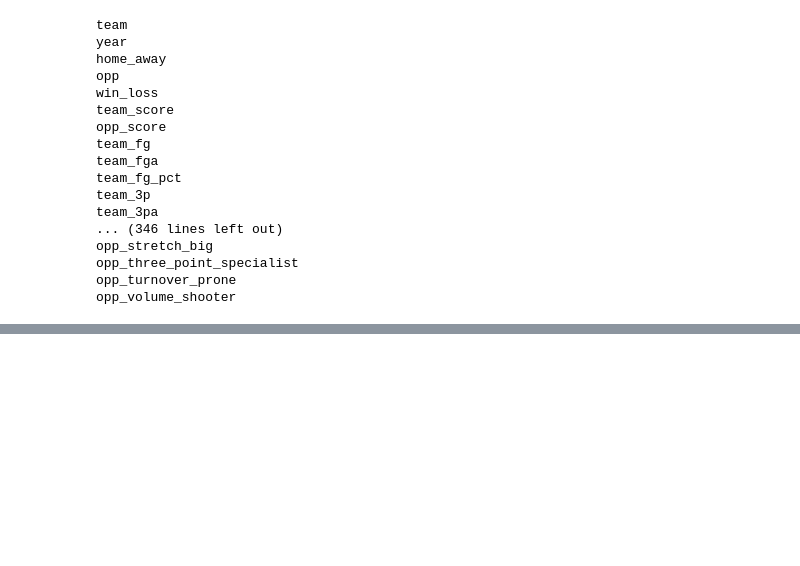
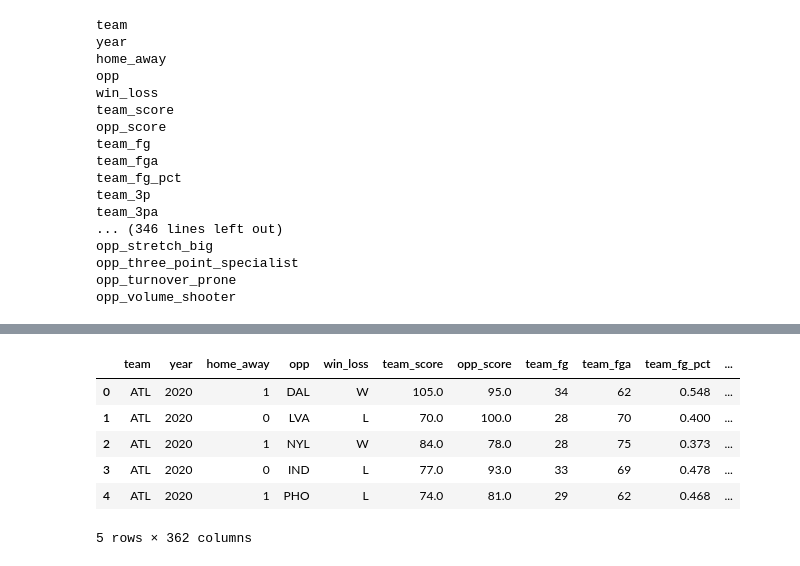
Before and after one commit to colterwood/LHL-final-final-project, a Jupyter notebook: notebooks/15_gamelog_data_v2.ipynb, the cells around one changed output, grey strips where cells are left out. Saved outputs shown, nothing was run; the diff lists cells and outputs as text; code cells hidden in the pictures; blank space fills up the shorter version.

```diff
--- a/notebooks/15_gamelog_data_v2.ipynb
+++ b/notebooks/15_gamelog_data_v2.ipynb
@@ -2757,3 +2757,18 @@ files.download('wnba_final_df.csv')
 # %% [output]
 [interactive output not drawn]
 [interactive output not drawn]
+# %%
+# load the player game logs CSV from the data folder
+df = pd.read_csv("LHL-final-final-project/data/wnba_final_df.csv")
+
+
+# preview
+df.head()
+# %% [output]
+|  | team | year | home_away | opp | win_loss | team_score | opp_score | team_fg | team_fga | team_fg_pct | ... |
+| 0 | ATL | 2020 | 1 | DAL | W | 105.0 | 95.0 | 34 | 62 | 0.548 | ... |
+| 1 | ATL | 2020 | 0 | LVA | L | 70.0 | 100.0 | 28 | 70 | 0.400 | ... |
+| 2 | ATL | 2020 | 1 | NYL | W | 84.0 | 78.0 | 28 | 75 | 0.373 | ... |
+| 3 | ATL | 2020 | 0 | IND | L | 77.0 | 93.0 | 33 | 69 | 0.478 | ... |
+| 4 | ATL | 2020 | 1 | PHO | L | 74.0 | 81.0 | 29 | 62 | 0.468 | ... |
+5 rows × 362 columns
```
Also changed, not shown: parts of 13 cells of this notebook, 1 other file.
